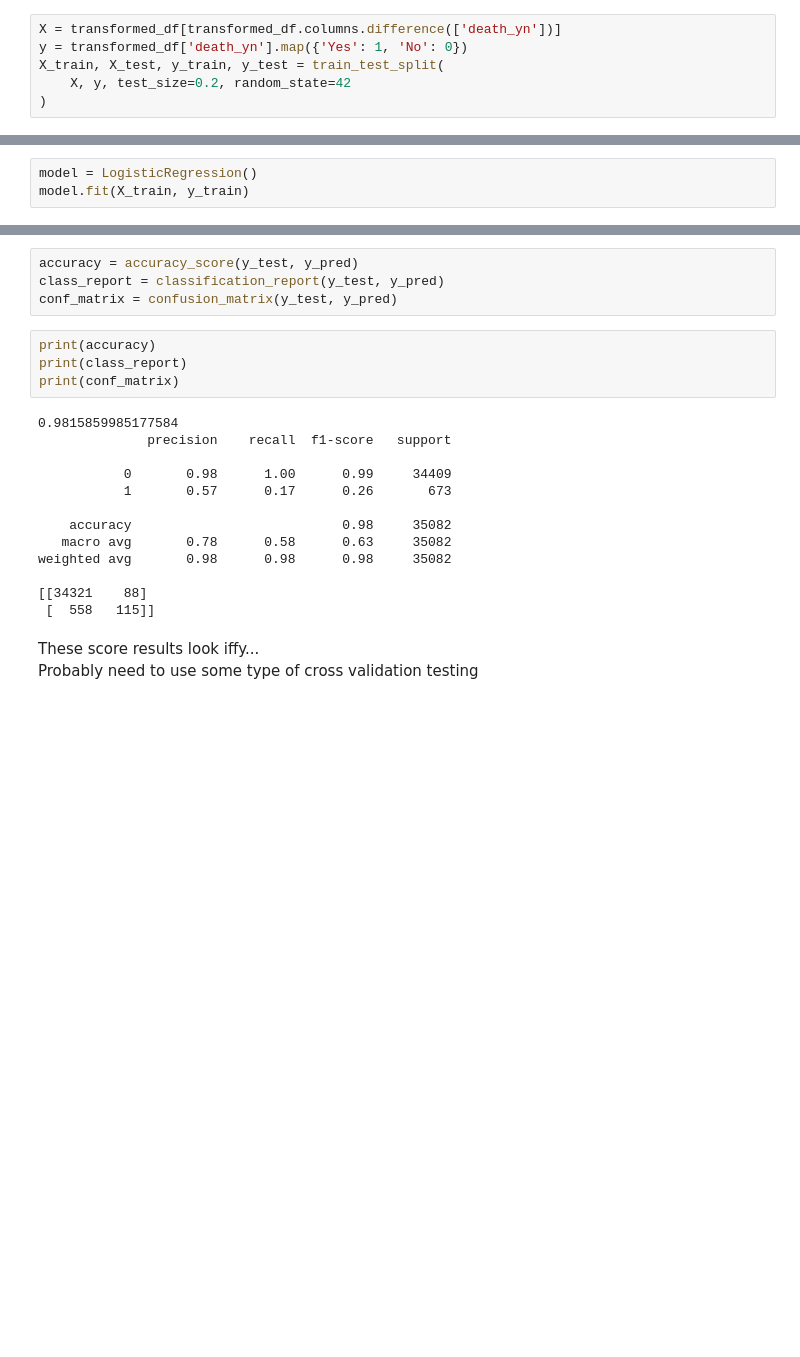
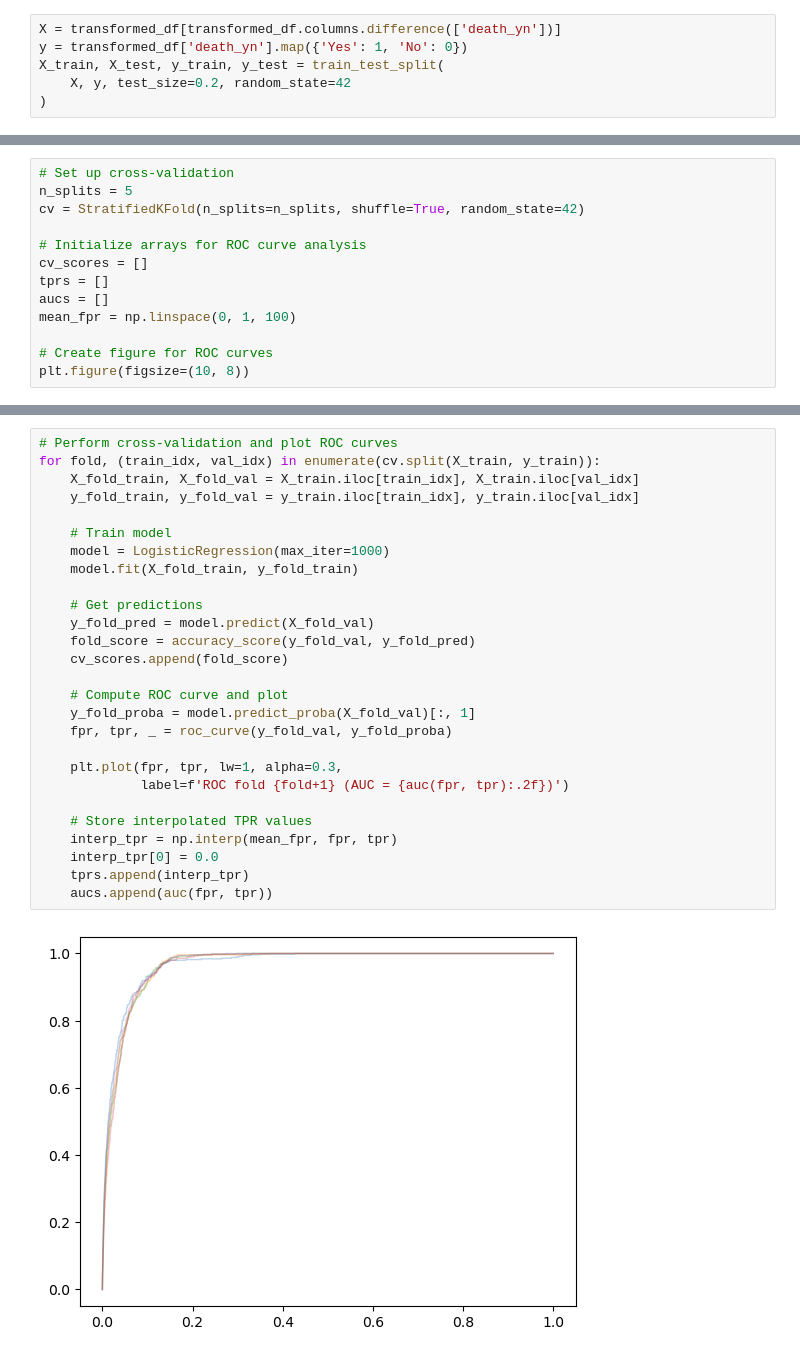
Before and after one commit to zeroday-zaddy/gmu-cs504-fa24-project, a Jupyter notebook: logistic_regression.ipynb, the cells around one changed output, grey strips where cells are left out. Cells and saved outputs as stored; diff of their text form; blank space fills up the shorter version.

Commit message:
Added crossvalidation testing to logistic regression and Boosted to account for low death representation. The Death accuracy increased to a more suitable amount.

```diff
--- a/logistic_regression.ipynb
+++ b/logistic_regression.ipynb
@@ -156,3 +155,0 @@ Index([], dtype='object')
-# %%
-model = LogisticRegression()
-model.fit(X_train, y_train)
@@ -163,0 +159,13 @@ y_pred_proba = model.predict_proba(X_test)
+# %%
+# Set up cross-validation
+n_splits = 5
+cv = StratifiedKFold(n_splits=n_splits, shuffle=True, random_state=42)
+
+# Initialize arrays for ROC curve analysis
+cv_scores = []
+tprs = []
+aucs = []
+mean_fpr = np.linspace(0, 1, 100)
+
+# Create figure for ROC curves
+plt.figure(figsize=(10, 8))
@@ -166,24 +177,29 @@ from sklearn.metrics import accuracy_score, classification_report, confusion_mat
-# %%
-accuracy = accuracy_score(y_test, y_pred)
-class_report = classification_report(y_test, y_pred)
-conf_matrix = confusion_matrix(y_test, y_pred)
-# %%
-print(accuracy)
-print(class_report)
-print(conf_matrix)
-# %% [output]
-0.9815859985177584
-              precision    recall  f1-score   support
-
-           0       0.98      1.00      0.99     34409
-           1       0.57      0.17      0.26       673
-
-    accuracy                           0.98     35082
-   macro avg       0.78      0.58      0.63     35082
-weighted avg       0.98      0.98      0.98     35082
-
-[[34321    88]
- [  558   115]]
-# %% [markdown]
-These score results look iffy...\
-Probably need to use some type of cross validation testing
+# %%
+# Perform cross-validation and plot ROC curves
+for fold, (train_idx, val_idx) in enumerate(cv.split(X_train, y_train)):
+    X_fold_train, X_fold_val = X_train.iloc[train_idx], X_train.iloc[val_idx]
+    y_fold_train, y_fold_val = y_train.iloc[train_idx], y_train.iloc[val_idx]
+
+    # Train model
+    model = LogisticRegression(max_iter=1000)
+    model.fit(X_fold_train, y_fold_train)
+
+    # Get predictions
+    y_fold_pred = model.predict(X_fold_val)
+    fold_score = accuracy_score(y_fold_val, y_fold_pred)
+    cv_scores.append(fold_score)
+
+    # Compute ROC curve and plot
+    y_fold_proba = model.predict_proba(X_fold_val)[:, 1]
+    fpr, tpr, _ = roc_curve(y_fold_val, y_fold_proba)
+
+    plt.plot(fpr, tpr, lw=1, alpha=0.3,
+             label=f'ROC fold {fold+1} (AUC = {auc(fpr, tpr):.2f})')
+
+    # Store interpolated TPR values
+    interp_tpr = np.interp(mean_fpr, fpr, tpr)
+    interp_tpr[0] = 0.0
+    tprs.append(interp_tpr)
+    aucs.append(auc(fpr, tpr))
+# %% [output]
+[figure, added]
```
Also changed, not shown: parts of 17 cells of this notebook, 1 other file.
